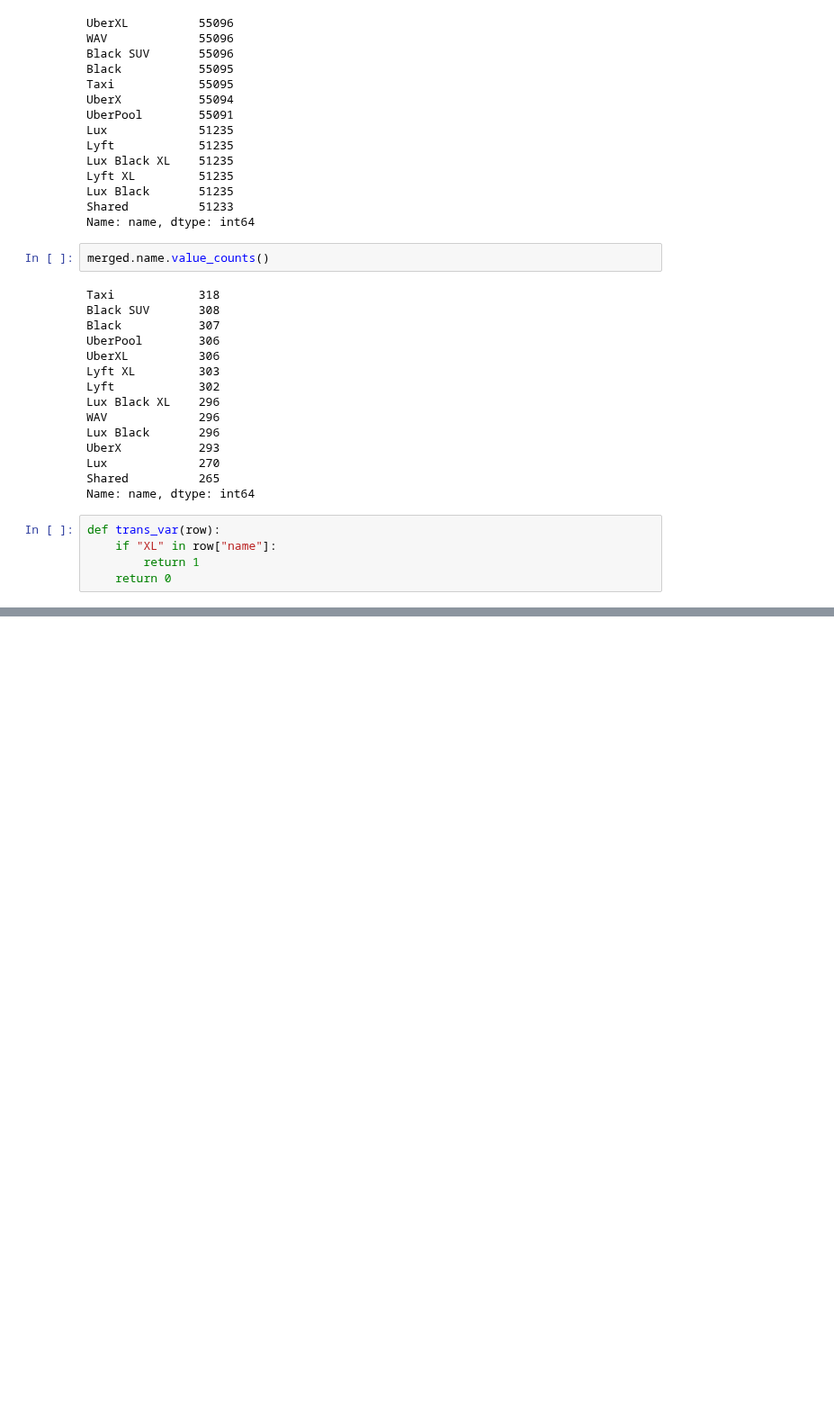
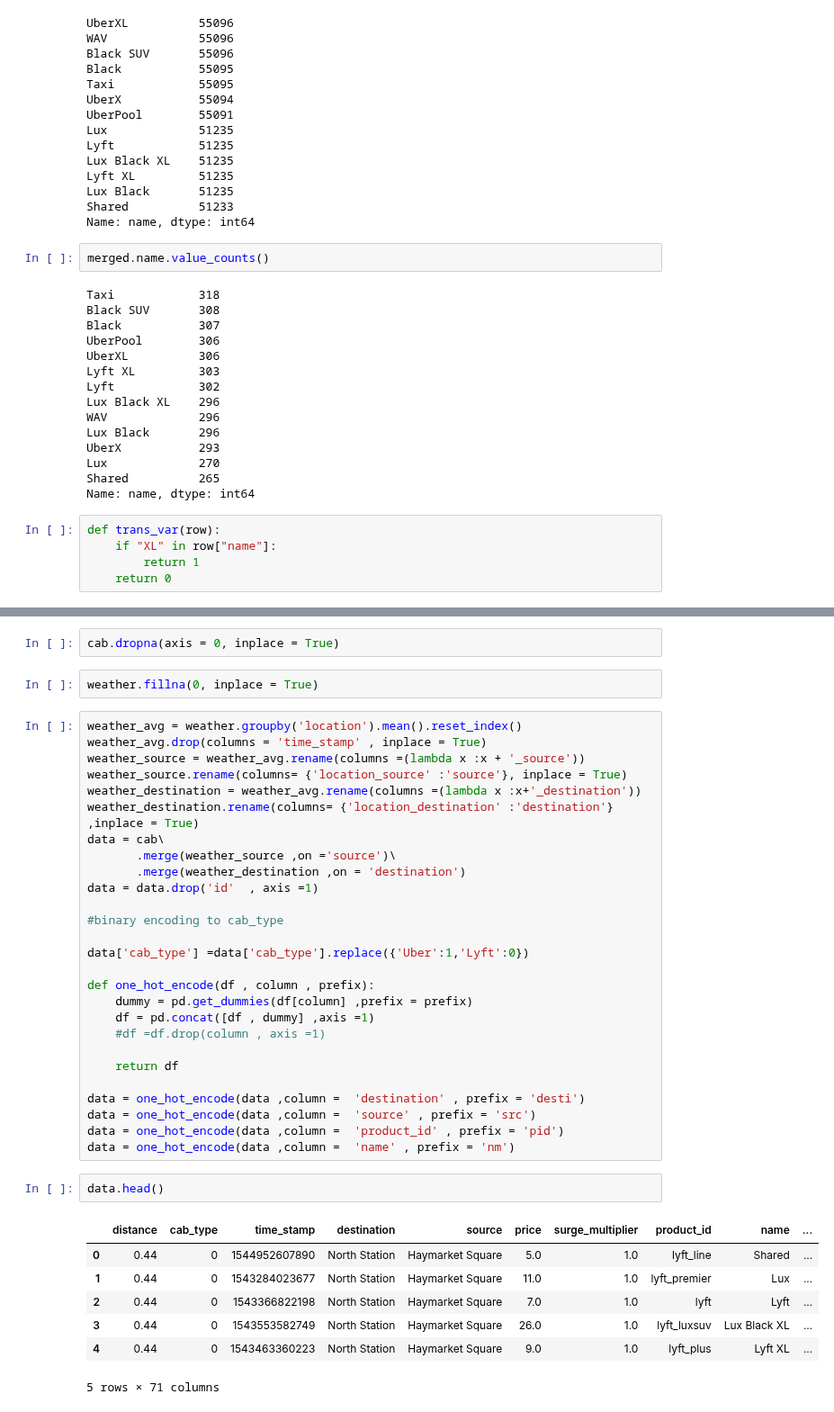
Before and after one commit to cndywu/TheYelpers, a Jupyter notebook: olds_final_project.ipynb, the cells around one changed output, grey strips where cells are left out. Shown at 90% size. Cells and saved outputs as stored; diff of their text form; blank space fills up the shorter version.

```diff
--- a/olds_final_project.ipynb
+++ b/olds_final_project.ipynb
@@ -159,0 +165,41 @@ sns.boxplot(data = cab, x = "xl", y = "price")
+# %%
+cab.dropna(axis = 0, inplace = True)
+# %%
+weather.fillna(0, inplace = True)
+# %%
+weather_avg = weather.groupby('location').mean().reset_index()
+weather_avg.drop(columns = 'time_stamp' , inplace = True)
+weather_source = weather_avg.rename(columns =(lambda x :x + '_source'))
+weather_source.rename(columns= {'location_source' :'source'}, inplace = True)
+weather_destination = weather_avg.rename(columns =(lambda x :x+'_destination'))
+weather_destination.rename(columns= {'location_destination' :'destination'} ,inplace = True)
+data = cab\
+       .merge(weather_source ,on ='source')\
+       .merge(weather_destination ,on = 'destination')
+data = data.drop('id'  , axis =1)
+
+#binary encoding to cab_type
+
+data['cab_type'] =data['cab_type'].replace({'Uber':1,'Lyft':0})
+
+def one_hot_encode(df , column , prefix):
+    dummy = pd.get_dummies(df[column] ,prefix = prefix)
+    df = pd.concat([df , dummy] ,axis =1)
+    #df =df.drop(column , axis =1)
+
+    return df
+
+data = one_hot_encode(data ,column =  'destination' , prefix = 'desti')
+data = one_hot_encode(data ,column =  'source' , prefix = 'src')
+data = one_hot_encode(data ,column =  'product_id' , prefix = 'pid')
+data = one_hot_encode(data ,column =  'name' , prefix = 'nm')
+# %%
+data.head()
+# %% [output]
+|  | distance | cab_type | time_stamp | destination | source | price | surge_multiplier | product_id | name | ... |
+| 0 | 0.44 | 0 | 1544952607890 | North Station | Haymarket Square | 5.0 | 1.0 | lyft_line | Shared | ... |
+| 1 | 0.44 | 0 | 1543284023677 | North Station | Haymarket Square | 11.0 | 1.0 | lyft_premier | Lux | ... |
+| 2 | 0.44 | 0 | 1543366822198 | North Station | Haymarket Square | 7.0 | 1.0 | lyft | Lyft | ... |
+| 3 | 0.44 | 0 | 1543553582749 | North Station | Haymarket Square | 26.0 | 1.0 | lyft_luxsuv | Lux Black XL | ... |
+| 4 | 0.44 | 0 | 1543463360223 | North Station | Haymarket Square | 9.0 | 1.0 | lyft_plus | Lyft XL | ... |
+5 rows × 71 columns
```
Also changed, not shown: parts of 16 cells of this notebook.
